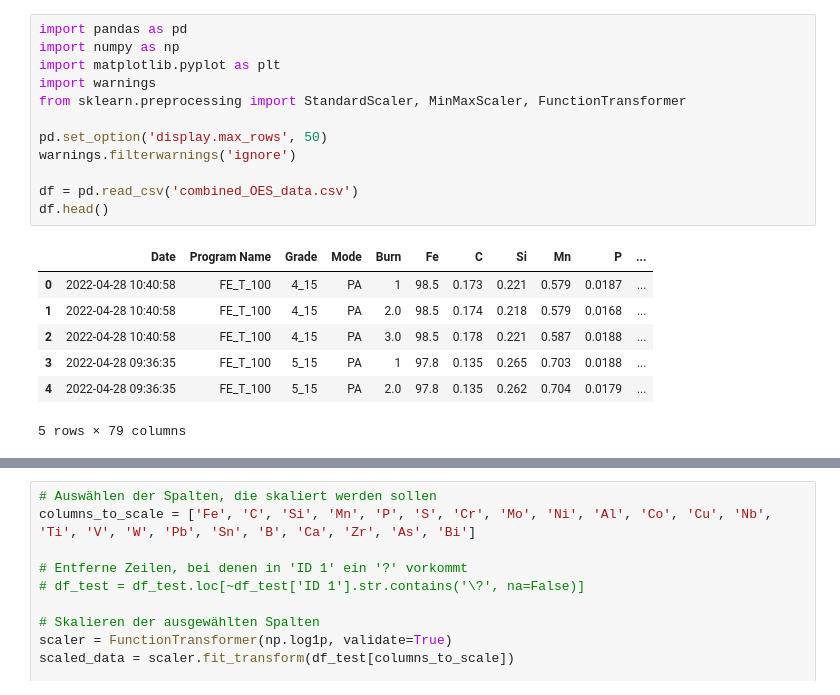
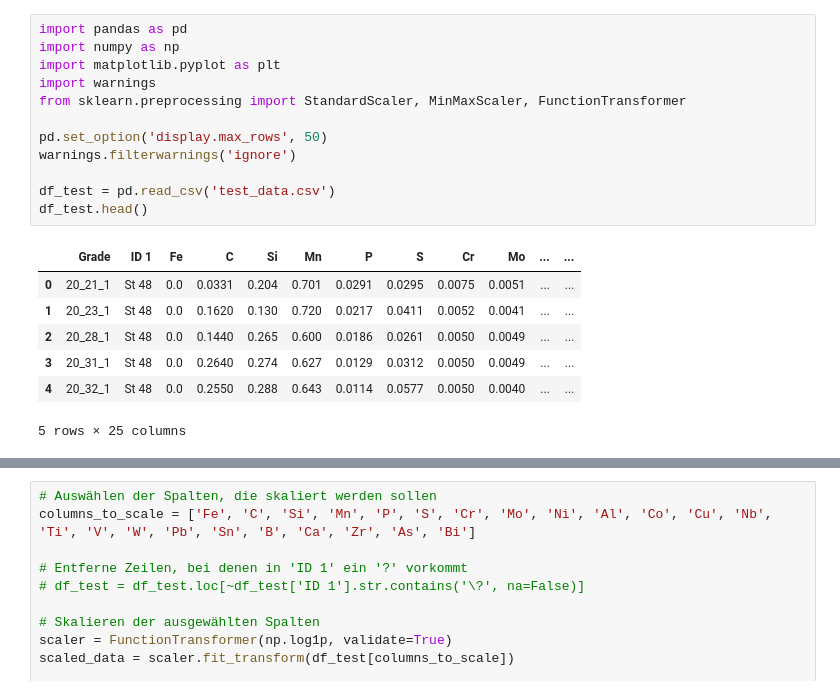
Before and after one commit to Hanh3103/Intelligence-SteelDetection, a Jupyter notebook: Models/T_SNE_algorithm.ipynb, the cells around one changed output, grey strips where cells are left out. Cells and saved outputs as stored; diff of their text form.

```diff
--- a/Models/T_SNE_algorithm.ipynb
+++ b/Models/T_SNE_algorithm.ipynb
@@ -1,20 +1,20 @@
 # %%
 import pandas as pd
 import numpy as np
 import matplotlib.pyplot as plt
 import warnings
 from sklearn.preprocessing import StandardScaler, MinMaxScaler, FunctionTransformer
 
 pd.set_option('display.max_rows', 50)
 warnings.filterwarnings('ignore')
 
-df = pd.read_csv('combined_OES_data.csv')
-df.head()
+df_test = pd.read_csv('test_data.csv')
+df_test.head()
 # %% [output]
-|  | Date | Program Name | Grade | Mode | Burn | Fe | C | Si | Mn | P | ... |
-| 0 | 2022-04-28 10:40:58 | FE_T_100 | 4_15 | PA | 1 | 98.5 | 0.173 | 0.221 | 0.579 | 0.0187 | ... |
-| 1 | 2022-04-28 10:40:58 | FE_T_100 | 4_15 | PA | 2.0 | 98.5 | 0.174 | 0.218 | 0.579 | 0.0168 | ... |
-| 2 | 2022-04-28 10:40:58 | FE_T_100 | 4_15 | PA | 3.0 | 98.5 | 0.178 | 0.221 | 0.587 | 0.0188 | ... |
-| 3 | 2022-04-28 09:36:35 | FE_T_100 | 5_15 | PA | 1 | 97.8 | 0.135 | 0.265 | 0.703 | 0.0188 | ... |
-| 4 | 2022-04-28 09:36:35 | FE_T_100 | 5_15 | PA | 2.0 | 97.8 | 0.135 | 0.262 | 0.704 | 0.0179 | ... |
+|  | Grade | ID 1 | Fe | C | Si | Mn | P | S | Cr | Mo | ... | ... |
+| 0 | 20_21_1 | St 48 | 0.0 | 0.0331 | 0.204 | 0.701 | 0.0291 | 0.0295 | 0.0075 | 0.0051 | ... | ... |
+| 1 | 20_23_1 | St 48 | 0.0 | 0.1620 | 0.130 | 0.720 | 0.0217 | 0.0411 | 0.0052 | 0.0041 | ... | ... |
+| 2 | 20_28_1 | St 48 | 0.0 | 0.1440 | 0.265 | 0.600 | 0.0186 | 0.0261 | 0.0050 | 0.0049 | ... | ... |
+| 3 | 20_31_1 | St 48 | 0.0 | 0.2640 | 0.274 | 0.627 | 0.0129 | 0.0312 | 0.0050 | 0.0049 | ... | ... |
+| 4 | 20_32_1 | St 48 | 0.0 | 0.2550 | 0.288 | 0.643 | 0.0114 | 0.0577 | 0.0050 | 0.0040 | ... | ... |
-5 rows × 79 columns
+5 rows × 25 columns
```
Also changed, not shown: parts of 9 cells of this notebook, 5 other files.
